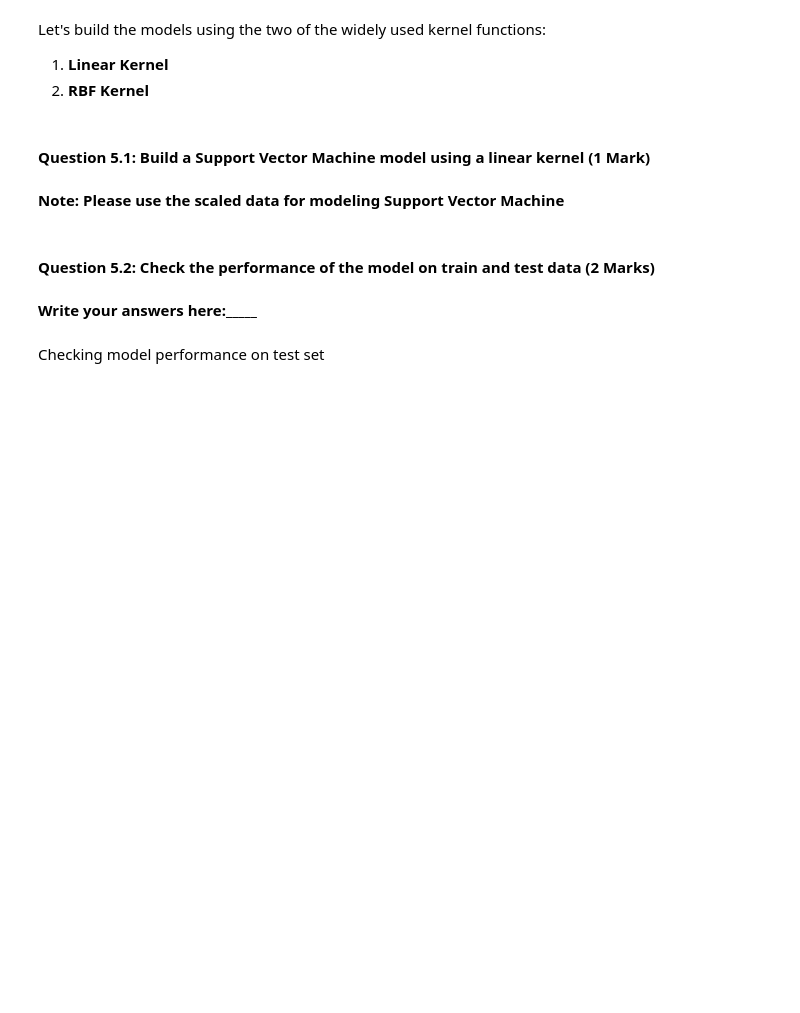
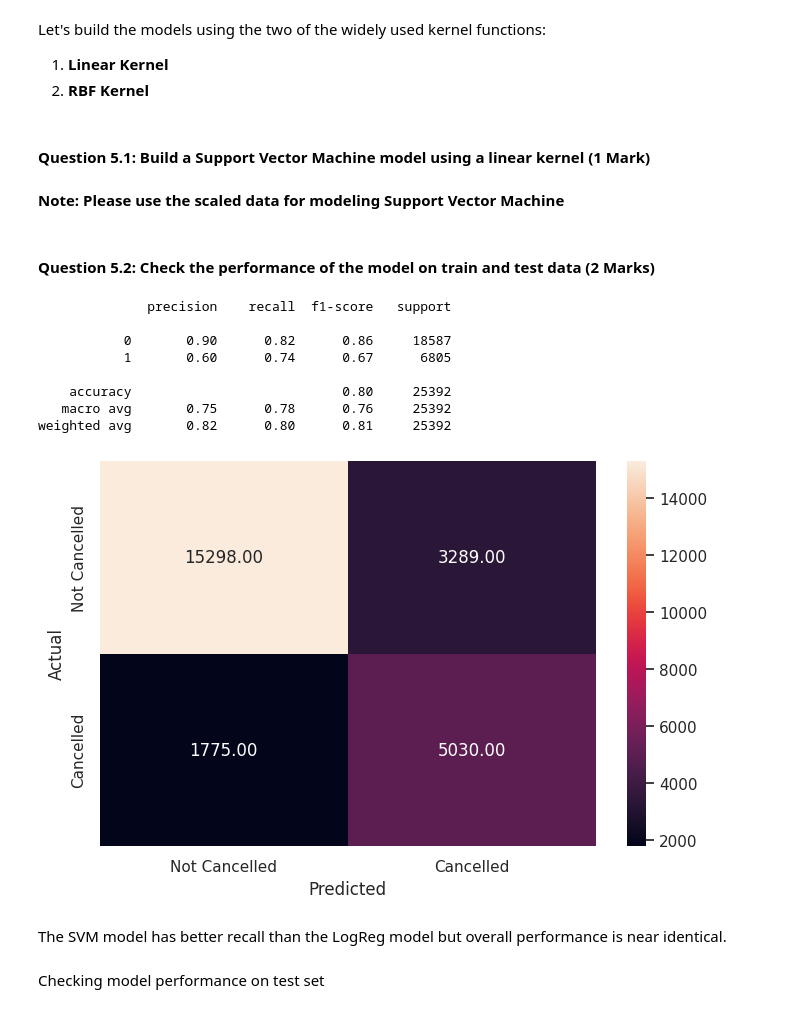
Before and after one commit to rbarrimond/great-learning, a Jupyter notebook: week-5-classification-and-hypothesis-testing/CHT_Graded_Project_Learner_Notebook.ipynb, the cells around one changed output. Cells and saved outputs as stored; diff of their text form; code cells hidden in the pictures; blank space fills up the shorter version.

```diff
--- a/week-5-classification-and-hypothesis-testing/CHT_Graded_Project_Learner_Notebook.ipynb
+++ b/week-5-classification-and-hypothesis-testing/CHT_Graded_Project_Learner_Notebook.ipynb
@@ -641,17 +668,27 @@ Let's build the models using the two of the widely used kernel functions:
 # %%
 # Remove _________ and complete the code
 
-svm = SVC(kernel=______,probability=True) # Linear kernal or linear decision boundary
-model = svm.fit(___________)
+svm = SVC(kernel="linear",probability=True) # Linear kernal or linear decision boundary
+model = svm.fit(X_train_scaled, y_train)
 # %% [markdown]
 #### **Question 5.2: Check the performance of the model on train and test data (2 Marks)**
 # %%
 # Remove _________ and complete the code
 
-y_pred_train_svm = model.predict(__________)
-metrics_score(______________)
+y_pred_train_svm = model.predict(X_train_scaled)
+metrics_score(y_pred_train, y_train)
+# %% [output]
+              precision    recall  f1-score   support
+
+           0       0.90      0.82      0.86     18587
+           1       0.60      0.74      0.67      6805
+
+    accuracy                           0.80     25392
+   macro avg       0.75      0.78      0.76     25392
+weighted avg       0.82      0.80      0.81     25392
+[figure, added]
 # %% [markdown]
-**Write your answers here:_____**
+The SVM model has better recall than the LogReg model but overall performance is near identical.
 # %% [markdown]
 Checking model performance on test set
 # %%
```
Also changed, not shown: parts of 50 cells of this notebook.
